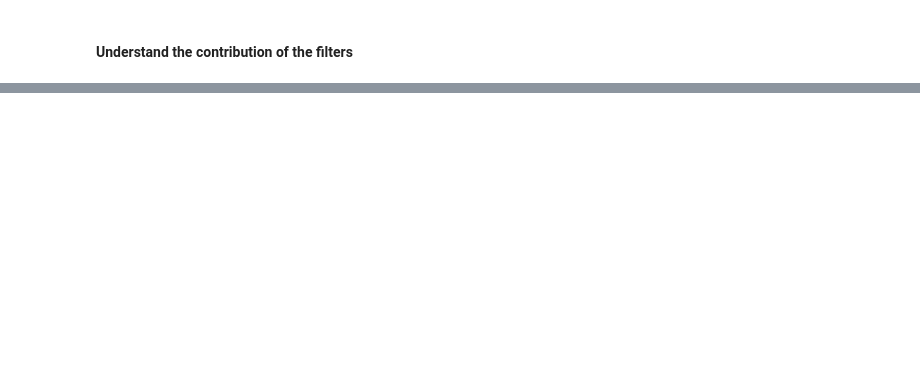
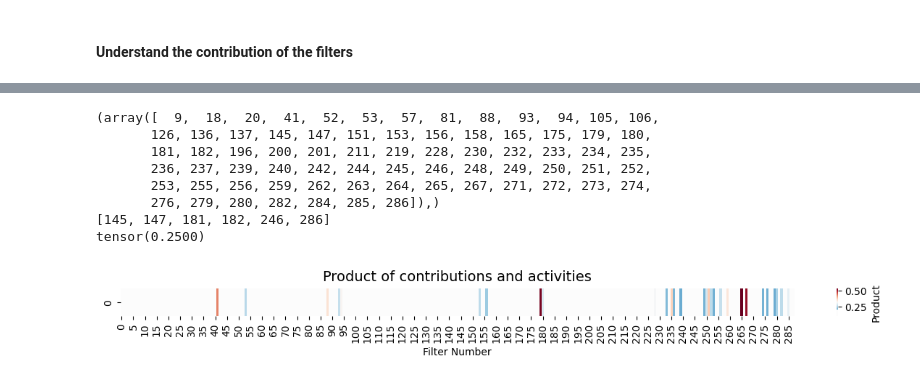
Before and after one commit to theislab/mubind, a Jupyter notebook: docs/notebooks/single_cell/02_1_3_evaluate_graph.ipynb, the cells around one changed output, grey strips where cells are left out. Drawn from its saved outputs; the diff is of its cells as text; code cells hidden in the pictures; blank space fills up the shorter version.

```diff
--- a/docs/notebooks/single_cell/02_1_3_evaluate_graph.ipynb
+++ b/docs/notebooks/single_cell/02_1_3_evaluate_graph.ipynb
@@ -172,3 +246,24 @@ mb.pl.filter_contrib_heatmap(contributions_normalized)
+# %%
+contrib_np = contributions_normalized.detach().numpy()
+sum_A_np = sum_A_normalized.detach().numpy()
+rel_idcC = np.where(contrib_np >= np.percentile(contrib_np, 75))
+rel_idcA = np.where(sum_A_np >= np.percentile(sum_A_np, 75))
+print(rel_idcA)
+print([x for x in rel_idcC[0] if x in rel_idcA[0]])
+
+contrib_activites_prod = contributions_normalized * sum_A_normalized
+print(sum(contrib_activites_prod >= np.sort(contrib_activites_prod.detach().numpy())[3*len(contrib_activites_prod) // 4])/len(contrib_activites_prod))
+mb.pl.filter_contrib_heatmap(contrib_activites_prod, title="Product of contributions and activities", score="Product")
+# %% [output]
+(array([  9,  18,  20,  41,  52,  53,  57,  81,  88,  93,  94, 105, 106,
+       126, 136, 137, 145, 147, 151, 153, 156, 158, 165, 175, 179, 180,
+       181, 182, 196, 200, 201, 211, 219, 228, 230, 232, 233, 234, 235,
+       236, 237, 239, 240, 242, 244, 245, 246, 248, 249, 250, 251, 252,
+       253, 255, 256, 259, 262, 263, 264, 265, 267, 271, 272, 273, 274,
+       276, 279, 280, 282, 284, 285, 286]),)
+[145, 147, 181, 182, 246, 286]
+tensor(0.2500)
+[figure, added]
 # %%
 from matplotlib.pyplot import rcParams
 rcParams['figure.dpi'] = 100
```
Also changed, not shown: parts of 26 cells of this notebook, 2 other files.
